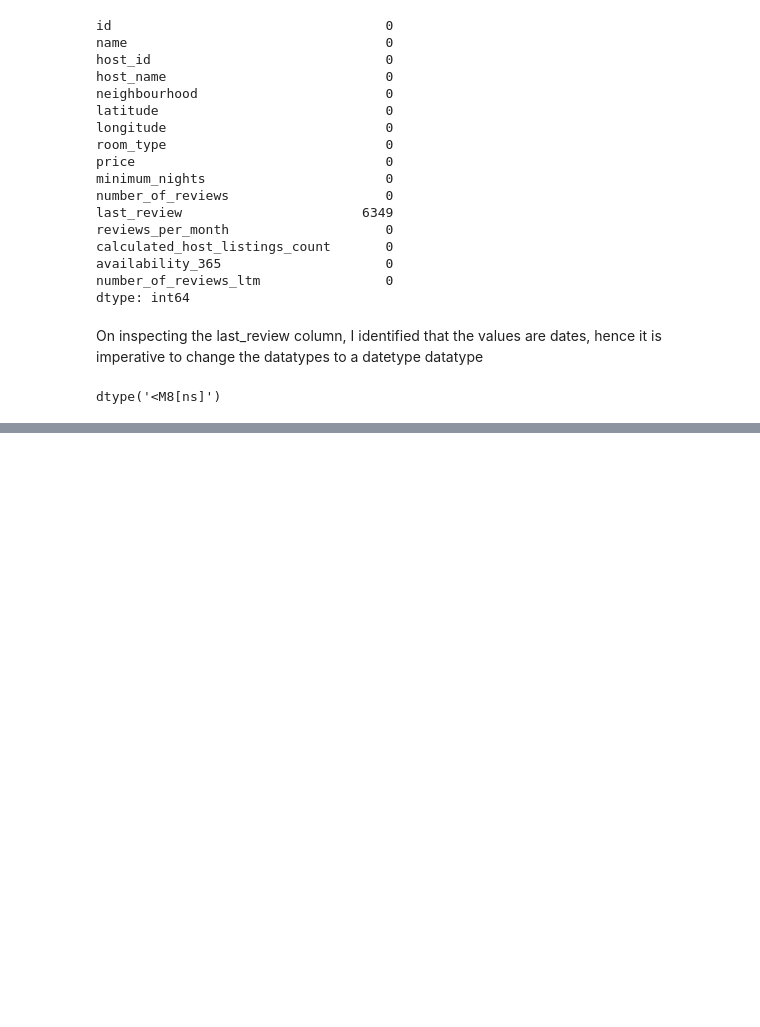
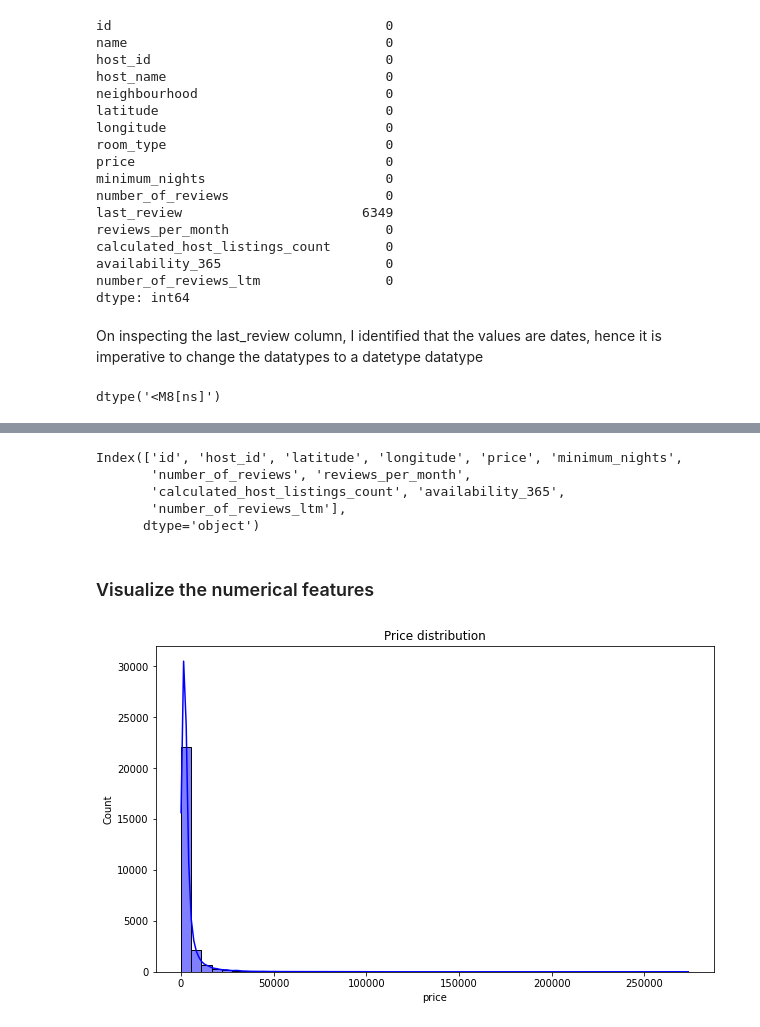
Before and after one commit to wambuiGicheha/Airbnb, a Jupyter notebook: index.ipynb, the cells around one changed output, grey strips where cells are left out. Saved outputs shown, nothing was run; the diff lists cells and outputs as text; code cells hidden in the pictures; blank space fills up the shorter version.

```diff
--- a/index.ipynb
+++ b/index.ipynb
@@ -189,0 +295,20 @@ houses.head(3)
+# %%
+#columns with datatype numeric
+numeric_columns = houses.select_dtypes(include=['float64', 'int64']).columns
+numeric_columns
+# %% [output]
+Index(['id', 'host_id', 'latitude', 'longitude', 'price', 'minimum_nights',
+       'number_of_reviews', 'reviews_per_month',
+       'calculated_host_listings_count', 'availability_365',
+       'number_of_reviews_ltm'],
+      dtype='object')
+# %% [markdown]
+### Visualize the numerical features
+# %%
+#price column distribution
+plt.figure(figsize=(10, 6))
+sns.histplot(houses['price'], kde=True,bins=50, color='blue')
+plt.title('Price distribution')
+plt.show()
+# %% [output]
+[figure, added]
```
Also changed, not shown: parts of 22 cells of this notebook.
